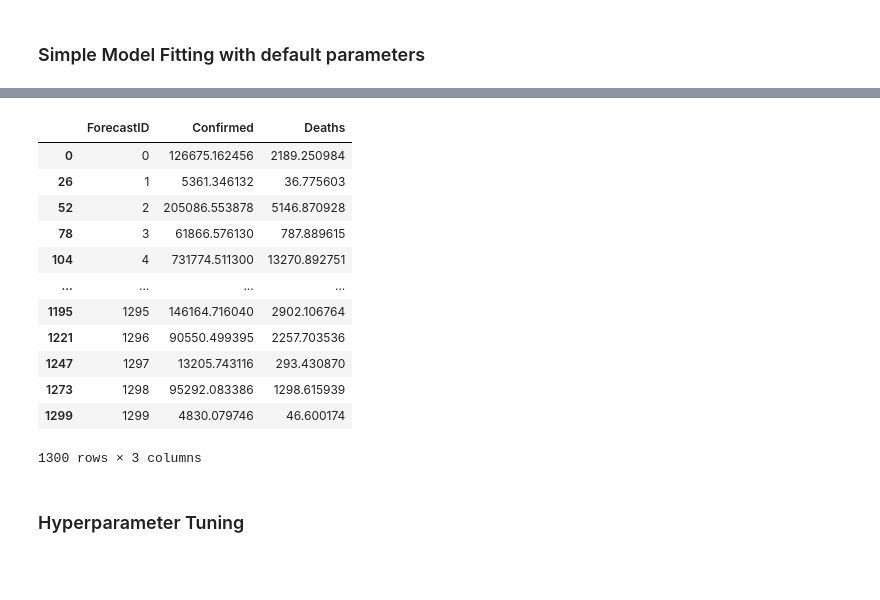
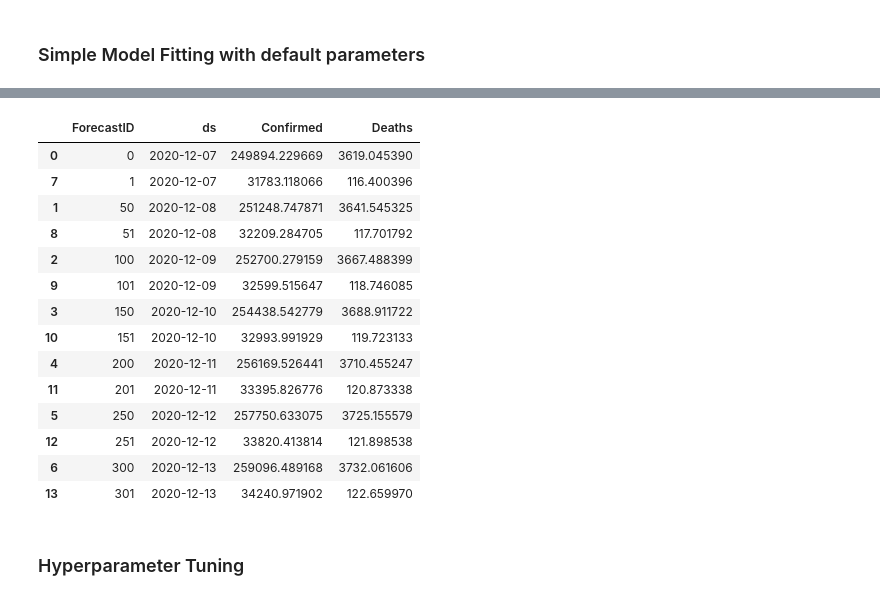
Before and after one commit to chuliu17/CS145_COVID_PROJECT, a Jupyter notebook: Fbprophet.ipynb, the cells around one changed output, grey strips where cells are left out. Saved outputs shown, nothing was run; the diff lists cells and outputs as text; code cells hidden in the pictures; blank space fills up the shorter version.

```diff
--- a/Fbprophet.ipynb
+++ b/Fbprophet.ipynb
@@ -174,17 +173,0 @@ df2_pred
-# %%
-df1_pred['Deaths'] = df2_pred['Deaths']
-df1_pred
-# %% [output]
-|  | ForecastID | Confirmed | Deaths |
-| 0 | 0 | 126675.162456 | 2189.250984 |
-| 26 | 1 | 5361.346132 | 36.775603 |
-| 52 | 2 | 205086.553878 | 5146.870928 |
-| 78 | 3 | 61866.576130 | 787.889615 |
-| 104 | 4 | 731774.511300 | 13270.892751 |
-| ... | ... | ... | ... |
-| 1195 | 1295 | 146164.716040 | 2902.106764 |
-| 1221 | 1296 | 90550.499395 | 2257.703536 |
-| 1247 | 1297 | 13205.743116 | 293.430870 |
-| 1273 | 1298 | 95292.083386 | 1298.615939 |
-| 1299 | 1299 | 4830.079746 | 46.600174 |
-1300 rows × 3 columns
@@ -192,0 +174,19 @@ df1_pred.to_csv('output/submission1.csv', index = False)
+# %%
+df_pred = pd.concat((df1_pred, df2_pred['Deaths']), axis =1)
+df_pred
+# %% [output]
+|  | ForecastID | ds | Confirmed | Deaths |
+| 0 | 0 | 2020-12-07 | 249894.229669 | 3619.045390 |
+| 7 | 1 | 2020-12-07 | 31783.118066 | 116.400396 |
+| 1 | 50 | 2020-12-08 | 251248.747871 | 3641.545325 |
+| 8 | 51 | 2020-12-08 | 32209.284705 | 117.701792 |
+| 2 | 100 | 2020-12-09 | 252700.279159 | 3667.488399 |
+| 9 | 101 | 2020-12-09 | 32599.515647 | 118.746085 |
+| 3 | 150 | 2020-12-10 | 254438.542779 | 3688.911722 |
+| 10 | 151 | 2020-12-10 | 32993.991929 | 119.723133 |
+| 4 | 200 | 2020-12-11 | 256169.526441 | 3710.455247 |
+| 11 | 201 | 2020-12-11 | 33395.826776 | 120.873338 |
+| 5 | 250 | 2020-12-12 | 257750.633075 | 3725.155579 |
+| 12 | 251 | 2020-12-12 | 33820.413814 | 121.898538 |
+| 6 | 300 | 2020-12-13 | 259096.489168 | 3732.061606 |
+| 13 | 301 | 2020-12-13 | 34240.971902 | 122.659970 |
```
Also changed, not shown: parts of 8 cells of this notebook, 3 other files.
